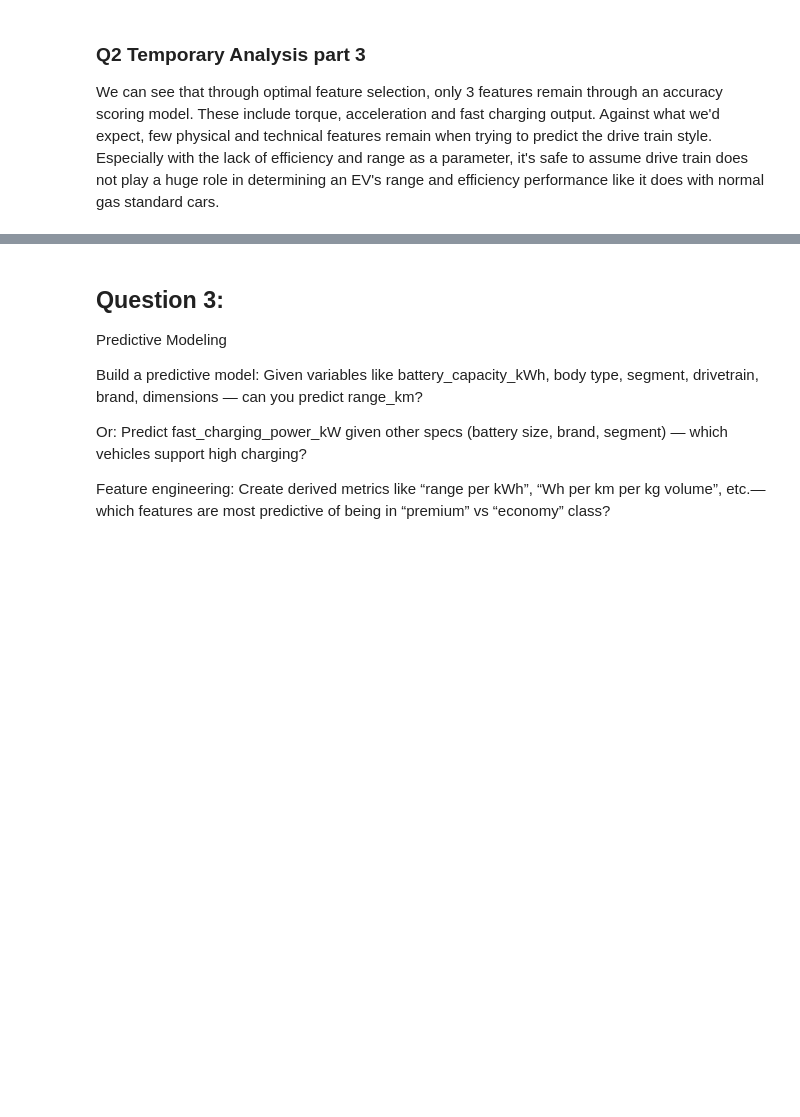
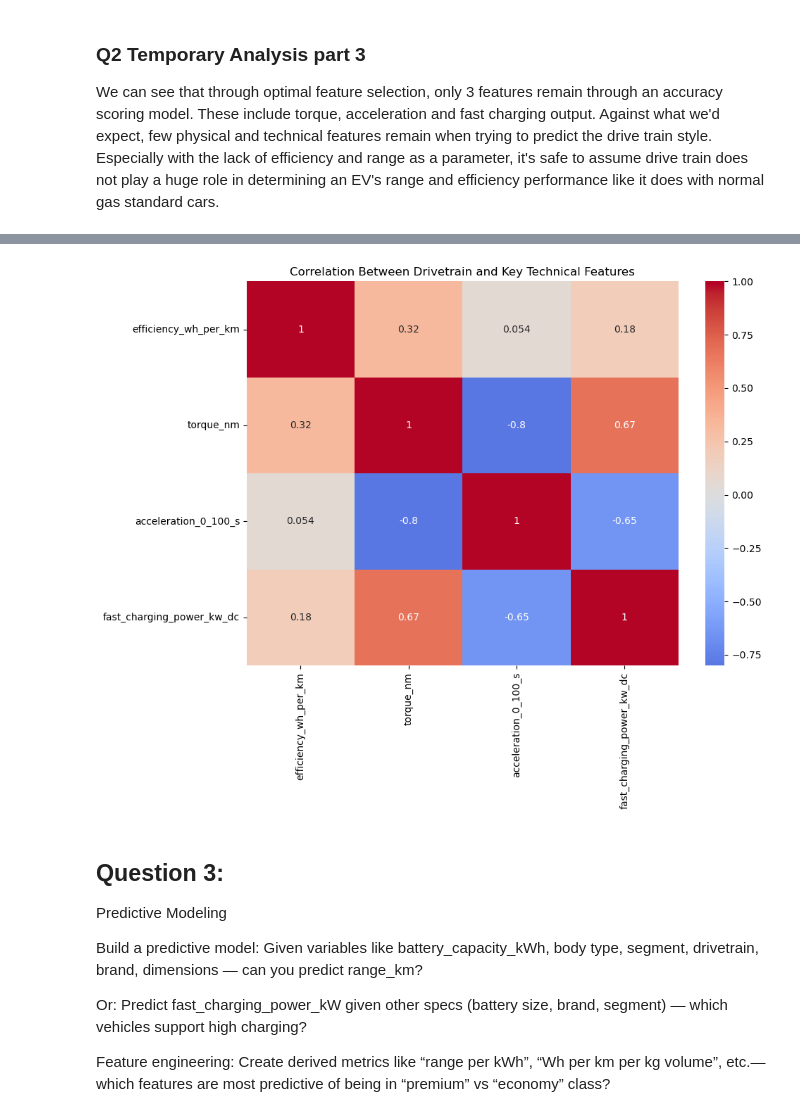
Before and after one commit to yprisma/imt574-group-project, a Jupyter notebook: imt_574_group_1_project.ipynb, the cells around one changed output, grey strips where cells are left out. Saved outputs shown, nothing was run; the diff lists cells and outputs as text; code cells hidden in the pictures; blank space fills up the shorter version.

```diff
--- a/imt_574_group_1_project.ipynb
+++ b/imt_574_group_1_project.ipynb
@@ -365,7 +365,7 @@ q2_y_drivetrain = df_q2['drivetrain']
 q2_y_drivetrain = q2_y_drivetrain.astype(int)
 
 # Find best X selection
-best_parameters(q2_X_scaled, q2_y_drivetrain, LogisticRegression)
+q2_selected_features_2 = best_parameters(q2_X_scaled, q2_y_drivetrain, LogisticRegression)
 # %% [output]
 Optimal number of features: 3
 Best cross-validation score: 0.8899129172714078
@@ -426,3 +427,15 @@ plt.show()
+# %%
+q2_selected_features_2 = q2_selected_features_2.insert(0, 'efficiency_wh_per_km')
+
+plt.figure(figsize=(10, 8))
+
+sns.heatmap(df[q2_selected_features_2].corr(),
+            annot=True, cmap='coolwarm', center=0)
+plt.title('Correlation Between Drivetrain and Key Technical Features')
+plt.tight_layout()
+plt.show()
+# %% [output]
+[figure, added]
 # %% [markdown]
 ## Question 3:
 
```
Also changed, not shown: parts of 11 cells of this notebook.
